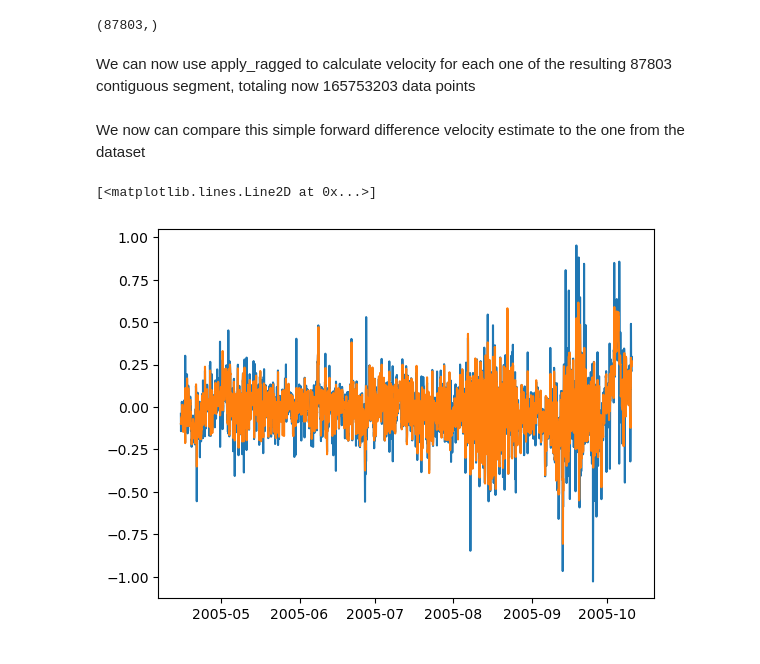
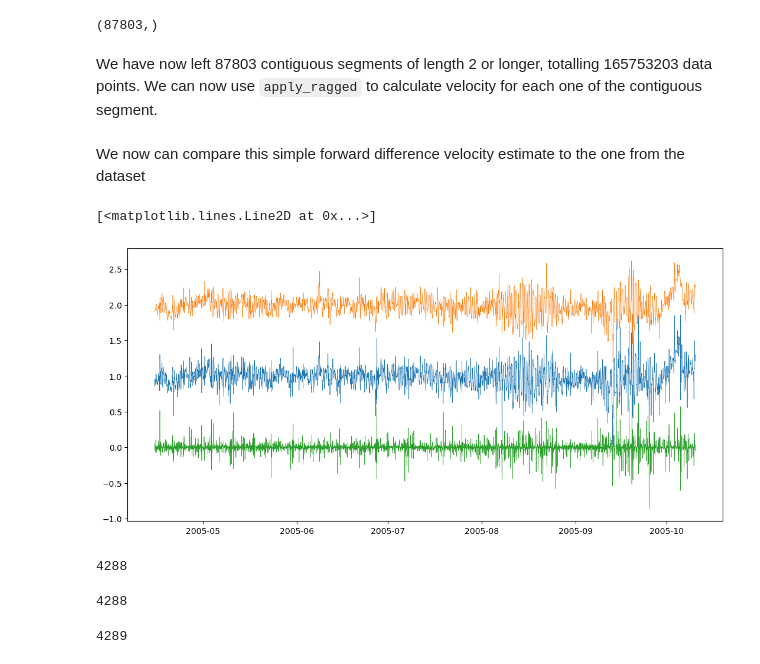
Before and after one commit to selipot/clouddrift-examples, a Jupyter notebook: notebooks/demo-comm-workshop-2023.ipynb, the cells around one changed output. Drawn from its saved outputs; the diff is of its cells as text; code cells hidden in the pictures.

```diff
--- a/notebooks/demo-comm-workshop-2023.ipynb
+++ b/notebooks/demo-comm-workshop-2023.ipynb
@@ -136,18 +151,20 @@ display(np.shape(rowsize2))
 (165753203,)
 (87803,)
 # %% [markdown]
-We can now use apply_ragged to calculate velocity for each one of the resulting 87803 contiguous segment, totaling now 165753203 data points
+We have now left 87803 contiguous segments of length 2 or longer, totalling 165753203 data points.  We can now use `apply_ragged` to calculate velocity for each one of the contiguous segment.
 # %%
 u,v = apply_ragged(velocity_from_position,[lon,lat,time],rowsize2,coord_system='spherical')
 # %% [markdown]
 We now can compare this simple forward difference velocity estimate to the one from the dataset
 # %%
-traj_idx2 = np.insert(np.cumsum(rowsize2), 0, 0)
-#j = len(rowsize2)
+segment_index = np.insert(np.cumsum(rowsize2), 0, 0)
 j = 1
-row = slice(traj_idx2[j],traj_idx2[j+1])
-plt.plot(time[row],u[row]*1e9) # multiply to get in meter per seconds
-plt.plot(time[row],ve[row])
+row = slice(segment_index[j],segment_index[j+1])
+
+fig, ax = plt.subplots(nrows=1, ncols=1,figsize=(13, 6))
+ax.plot(time[row],u[row]*1e9+1,linewidth=0.5) # multiply to get in meter per seconds
+ax.plot(time[row],ve[row]+2,linewidth=0.5)
+ax.plot(time[row],u[row]*1e9-ve[row],linewidth=0.5)
 # %% [output]
 [<matplotlib.lines.Line2D at 0x...>]
-[figure, old version]
+[figure, new version]
@@ -153,0 +174,9 @@ plt.plot(time[row],ve[row])
+# %%
+dx1 = np.cumsum(speed1[row][0:-1]*3600) # cumulative distance from speed 1
+dx0 = np.cumsum(speed0[row][0:-1]*3600) # cumulative distance from original speed
+dx = np.cumsum(cd.sphere.haversine.distance(lat[row][0:-1],lon[row][0:-1],lat[row][1:],lon[row][1:])) # cumulatibe distance from original positions
+display(len(dx1),len(dx),len(time[row]))
+# %% [output]
+4288
+4288
+4289
```
Also changed, not shown: parts of 53 cells of this notebook.
